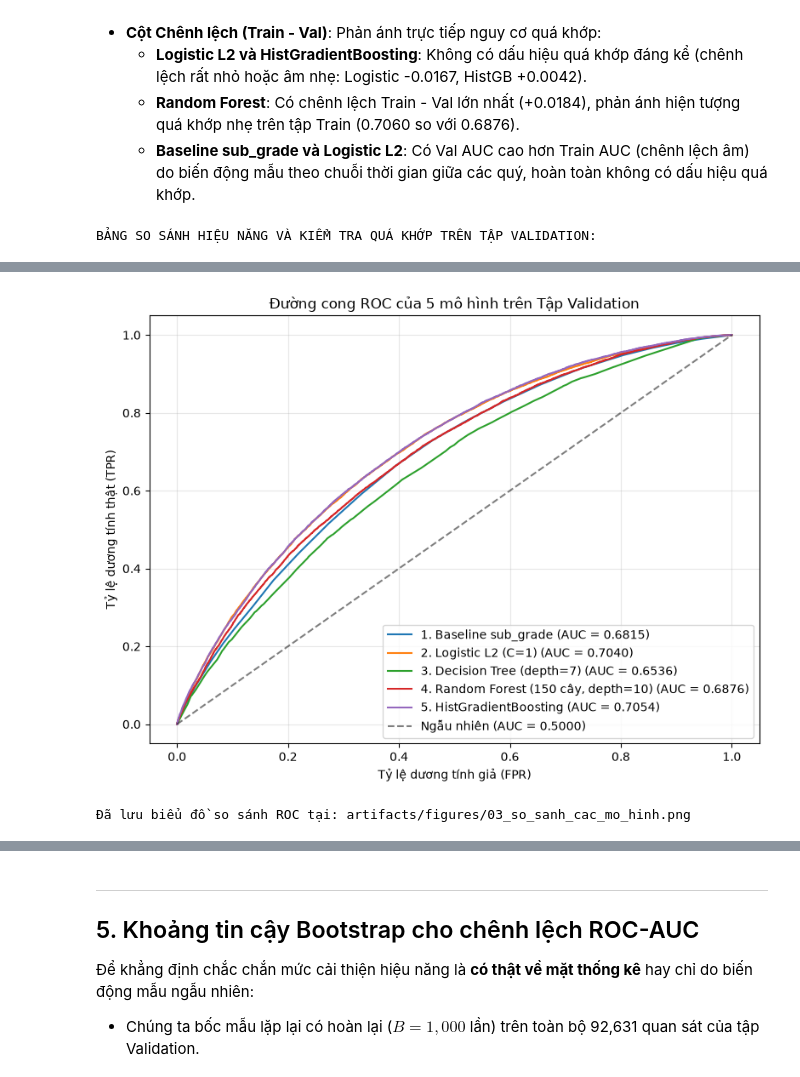
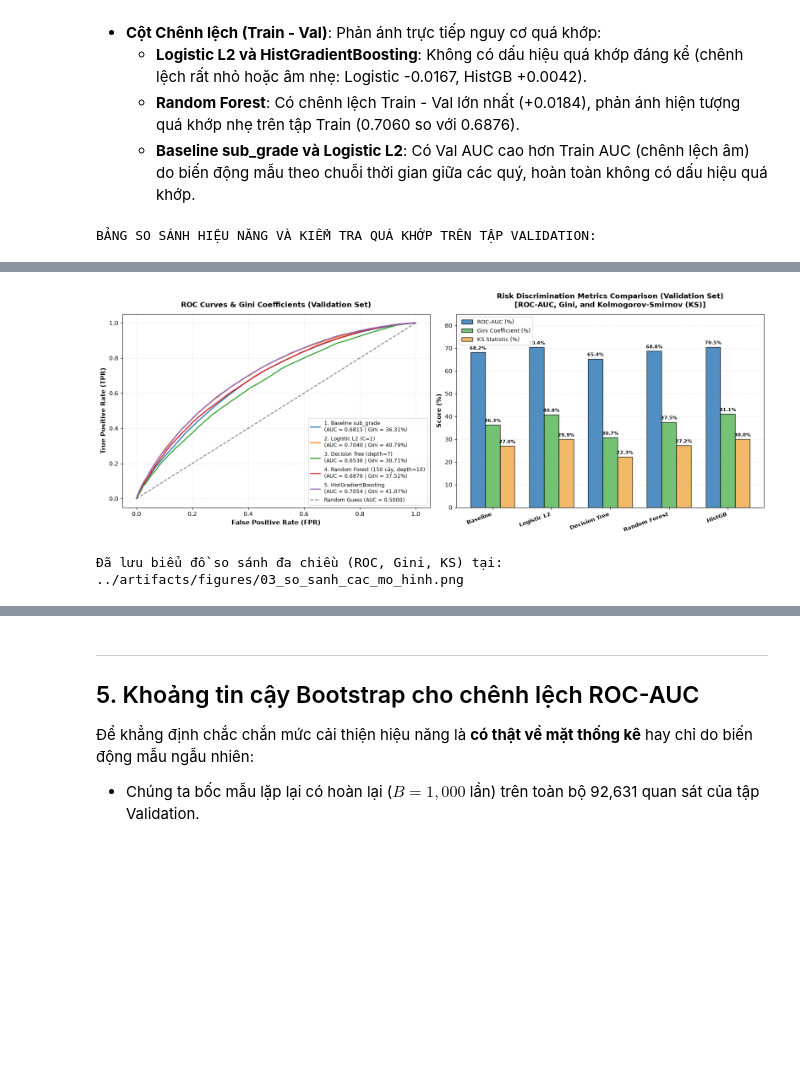
Before and after one commit to Eliza516/Lending-Club-Credit-Scoring, a Jupyter notebook: notebooks/03_logistic.ipynb, the cells around one changed output, grey strips where cells are left out. Saved outputs shown, nothing was run; the diff lists cells and outputs as text; code cells hidden in the pictures; blank space fills up the shorter version.

Commit message:
feat(notebook-03,02): add KS cumulative separation chart, multi-metric comparison (ROC, Gini, KS), and granular 35-subgrade and int_rate credit grade charts

```diff
--- a/notebooks/03_logistic.ipynb
+++ b/notebooks/03_logistic.ipynb
@@ -389,42 +389,73 @@ model_records = [
 summary_df = pd.DataFrame([
     {
         'Mô hình': m['name'],
         'ROC-AUC Train': f"{m['auc_tr']:.4f}",
         'ROC-AUC Val': f"{m['auc_va']:.4f}",
         'Chênh lệch (Train - Val)': f"{(m['auc_tr'] - m['auc_va']):+.4f}",
         'Gini Val': f"{m['gini_va']:.2%}",
         'KS Val': f"{m['ks_va']:.2%}"
     }
     for m in model_records
 ])
 
 print('BẢNG SO SÁNH HIỆU NĂNG VÀ KIỂM TRA QUÁ KHỚP TRÊN TẬP VALIDATION:')
 display(summary_df)
 
-# Vẽ đường cong ROC so sánh 5 mô hình trên tập Validation
-plt.figure(figsize=(8, 6))
+# Biểu đồ 4.1: So sánh toàn diện ROC Curves, Gini và Kolmogorov-Smirnov (KS) trên tập Validation
+fig, (ax1, ax2) = plt.subplots(1, 2, figsize=(16, 6))
+
+# Panel 1: Đường cong ROC kèm hệ số Gini
 for m in model_records:
     fpr, tpr, _ = roc_curve(y_val, m['p_va'])
-    plt.plot(fpr, tpr, label=f"{m['name']} (AUC = {m['auc_va']:.4f})", linewidth=1.5)
+    ax1.plot(fpr, tpr, label=f"{m['name']}\n(AUC = {m['auc_va']:.4f} | Gini = {m['gini_va']:.2%})", linewidth=1.8)
 
-plt.plot([0, 1], [0, 1], 'k--', alpha=0.5, label='Ngẫu nhiên (AUC = 0.5000)')
-plt.xlabel('Tỷ lệ dương tính giả (FPR)')
-plt.ylabel('Tỷ lệ dương tính thật (TPR)')
-plt.title('Đường cong ROC của 5 mô hình trên Tập Validation')
-plt.legend(loc='lower right', frameon=True)
-plt.grid(True, alpha=0.3)
+ax1.plot([0, 1], [0, 1], 'k--', alpha=0.5, label='Random Guess (AUC = 0.5000)')
+ax1.set_xlabel('False Positive Rate (FPR)', fontsize=11, fontweight='bold')
+ax1.set_ylabel('True Positive Rate (TPR)', fontsize=11, fontweight='bold')
+ax1.set_title('ROC Curves & Gini Coefficients (Validation Set)', fontsize=12, fontweight='bold', pad=12)
+ax1.legend(loc='lower right', frameon=True, fontsize=8.5)
+ax1.grid(True, linestyle=':', alpha=0.5)
+
+# Panel 2: Biểu đồ cột nhóm so sánh cả 3 thước đo: ROC-AUC, Gini và KS
+model_short_names = ['Baseline', 'Logistic L2', 'Decision Tree', 'Random Forest', 'HistGB']
+x = np.arange(len(model_records))
+width = 0.25
+
+auc_vals = [m['auc_va'] * 100 for m in model_records]
+gini_vals = [m['gini_va'] * 100 for m in model_records]
+ks_vals = [m['ks_va'] * 100 for m in model_records]
+
+bars1 = ax2.bar(x - width, auc_vals, width, label='ROC-AUC (%)', color='#337ab7', edgecolor='black', alpha=0.85)
+bars2 = ax2.bar(x, gini_vals, width, label='Gini Coefficient (%)', color='#5cb85c', edgecolor='black', alpha=0.85)
+bars3 = ax2.bar(x + width, ks_vals, width, label='KS Statistic (%)', color='#f0ad4e', edgecolor='black', alpha=0.85)
+
+ax2.set_ylabel('Score (%)', fontsize=11, fontweight='bold')
+ax2.set_title('Risk Discrimination Metrics Comparison (Validation Set)\n[ROC-AUC, Gini, and Kolmogorov-Smirnov (KS)]', fontsize=12, fontweight='bold', pad=12)
+ax2.set_xticks(x)
+ax2.set_xticklabels(model_short_names, rotation=20, ha='right', fontsize=9.5, fontweight='bold')
+ax2.set_ylim(0, 85)
+ax2.grid(axis='y', linestyle=':', alpha=0.5)
+ax2.legend(loc='upper left', frameon=True, fontsize=9.5)
+
+for b in bars1:
+    ax2.text(b.get_x() + b.get_width()/2, b.get_height() + 1.2, f'{b.get_height():.1f}%', ha='center', fontsize=8, fontweight='bold')
+for b in bars2:
+    ax2.text(b.get_x() + b.get_width()/2, b.get_height() + 1.2, f'{b.get_height():.1f}%', ha='center', fontsize=8, fontweight='bold')
+for b in bars3:
+    ax2.text(b.get_x() + b.get_width()/2, b.get_height() + 1.2, f'{b.get_height():.1f}%', ha='center', fontsize=8, fontweight='bold')
+
 plt.tight_layout()
 fig_path = FIG_DIR / '03_so_sanh_cac_mo_hinh.png'
 plt.savefig(fig_path, dpi=150, bbox_inches='tight')
 plt.show()
-print(f'Đã lưu biểu đồ so sánh ROC tại: {fig_path}')
+print(f'Đã lưu biểu đồ so sánh đa chiều (ROC, Gini, KS) tại: {fig_path}')
 # %% [output]
 BẢNG SO SÁNH HIỆU NĂNG VÀ KIỂM TRA QUÁ KHỚP TRÊN TẬP VALIDATION:
 |  | Mô hình | ROC-AUC Train | ROC-AUC Val | Chênh lệch (Train - Val) | Gini Val | KS Val |
 | 0 | 1. Baseline sub_grade | 0.6565 | 0.6815 | -0.0250 | 36.31% | 27.02% |
 | 1 | 2. Logistic L2 (C=1) | 0.6873 | 0.7040 | -0.0167 | 40.79% | 29.94% |
 | 2 | 3. Decision Tree (depth=7) | 0.6541 | 0.6536 | +0.0006 | 30.71% | 22.25% |
 | 3 | 4. Random Forest (150 cây, depth=10) | 0.7060 | 0.6876 | +0.0184 | 37.52% | 27.21% |
 | 4 | 5. HistGradientBoosting | 0.7096 | 0.7054 | +0.0042 | 41.07% | 30.02% |
-[figure, old version]
+[figure, new version]
-Đã lưu biểu đồ so sánh ROC tại: artifacts/figures/03_so_sanh_cac_mo_hinh.png
+Đã lưu biểu đồ so sánh đa chiều (ROC, Gini, KS) tại: ../artifacts/figures/03_so_sanh_cac_mo_hinh.png
```
Also changed, not shown: parts of 2 cells of this notebook, 1 other file.
